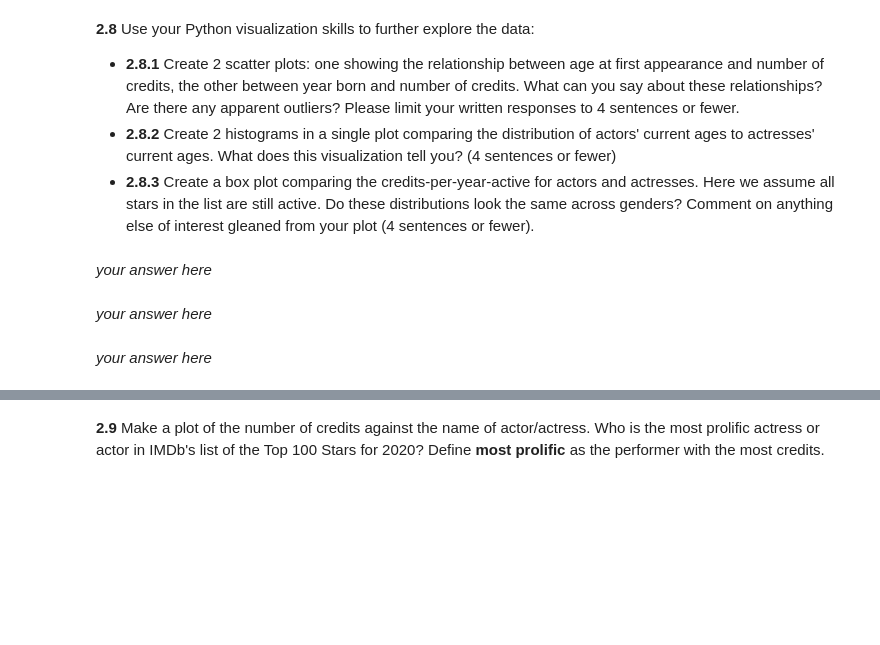
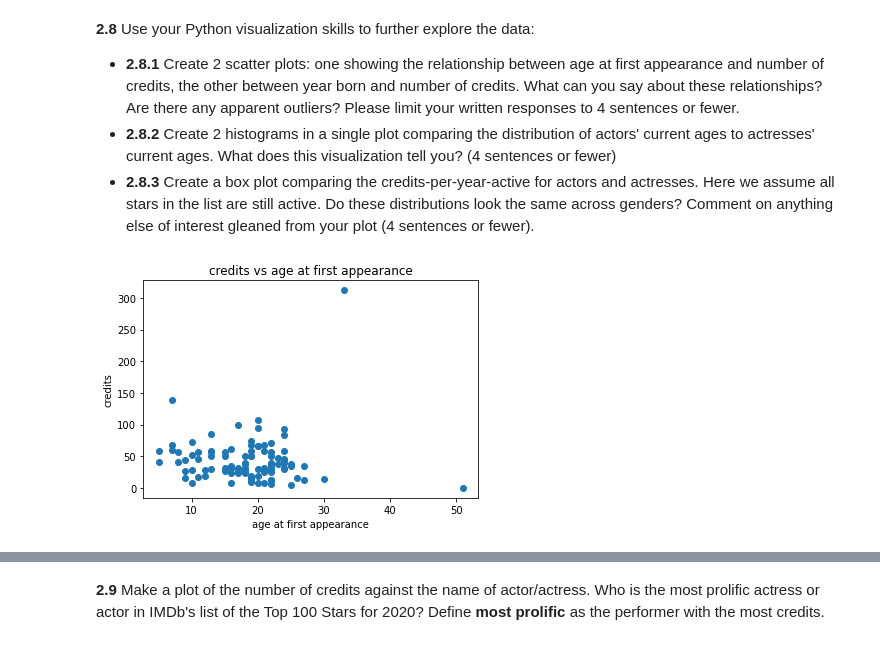
Before and after one commit to anuragmitra4/2021-s109a, a Jupyter notebook: psets/cs_s109a_hw1/cs_s109a_hw1.ipynb, the cells around one changed output, grey strips where cells are left out. Cells and saved outputs as stored; diff of their text form; code cells hidden in the pictures; blank space fills up the shorter version.

```diff
--- a/psets/cs_s109a_hw1/cs_s109a_hw1.ipynb
+++ b/psets/cs_s109a_hw1/cs_s109a_hw1.ipynb
@@ -481,2 +638,7 @@ star_table
 # %% [markdown]
 **2.6** We provide a JSON file called `data/staff_starinfo_2020.json` created by CS109 teaching staff for consistency, which you should use for the rest of the homework. Import the contents of this JSON file into a pandas dataframe called `frame`. Check the types of variables in each column and clean these variables if needed. Add a new column to your dataframe with the age of each actor when they made their first appearance, movie or TV, (name this column `age_at_first_appearance`). Check some of the values of this new column. Do you find any problems? You don't need to fix them.
+# %%
+with open("data/staff_starinfo_2020.json", "r") as fd:
+    frame = pd.DataFrame(json.load(fd))
+
+frame.dtypes
@@ -482,0 +653,7 @@ star_table
+# %%
+# convert `year_born` and `year_first_movie` to int64
+frame.year_born = frame.year_born.astype(int)
+frame.year_first_movie = frame.year_first_movie.astype(int)
+# %%
+frame['age_at_first_appearance'] = frame['year_first_movie'] - frame['year_born']
+frame
@@ -509,2 +716,0 @@ star_table
-# %% [markdown]
-*your answer here*
@@ -514,2 +716,0 @@ star_table
-# %% [markdown]
-*your answer here*
@@ -519,2 +717,8 @@ star_table
-# %% [markdown]
-*your answer here*
+# %%
+# 2.8.1
+plt.scatter(frame.age_at_first_appearance, frame.credits)
+plt.xlabel("age at first appearance")
+plt.ylabel("credits")
+plt.title("credits vs age at first appearance");
+# %% [output]
+[figure, added]
```
Also changed, not shown: parts of 49 cells of this notebook, 3 other files.
